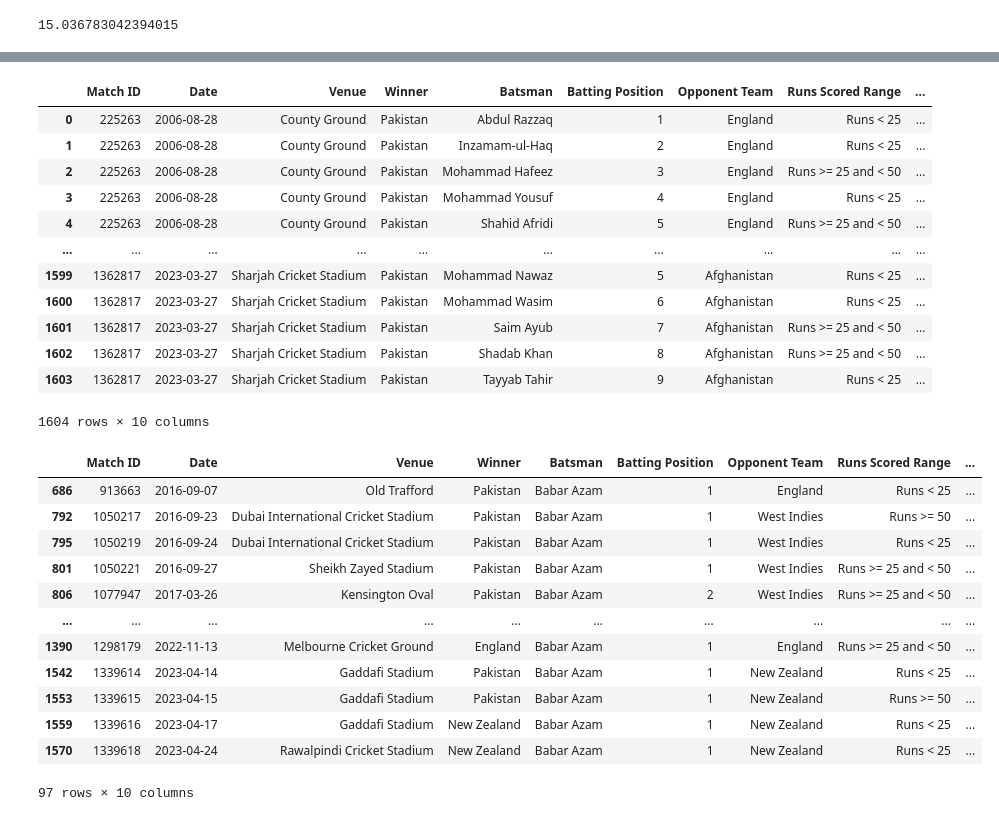
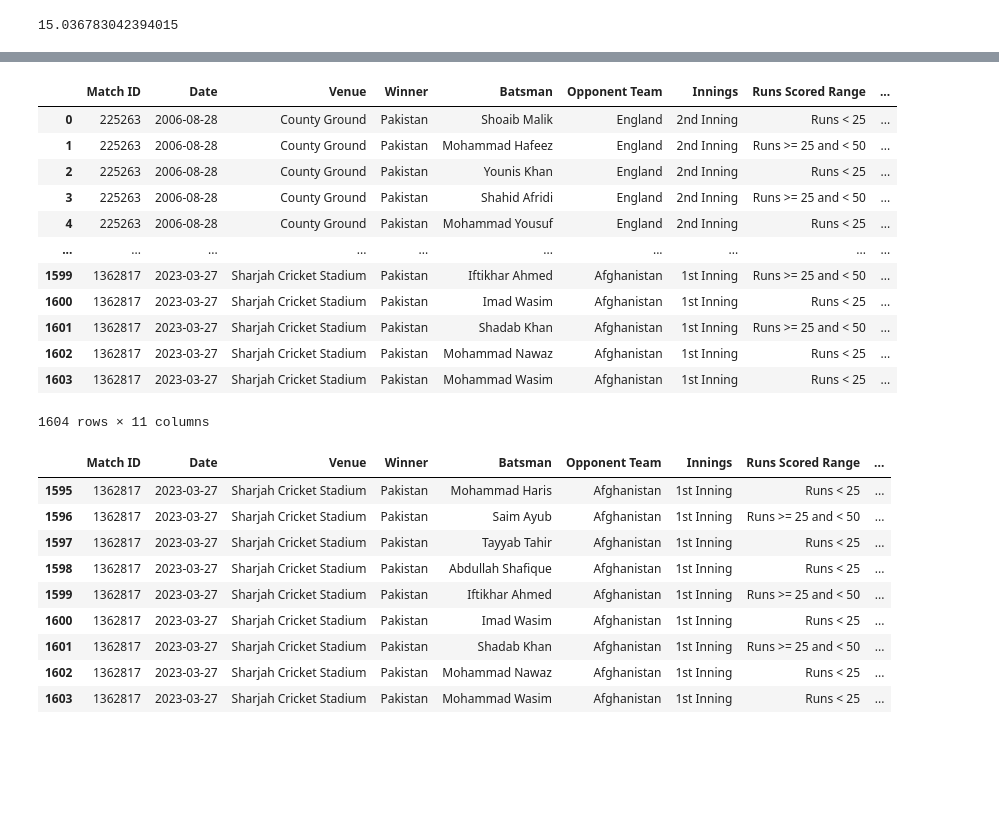
Before and after one commit to aliyan08/Perfomence-Based-Cricket-11-Selector-Using-Assoiciastion-Rule-Mining, a Jupyter notebook: DataCleaning.ipynb, the cells around one changed output, grey strips where cells are left out. Saved outputs shown, nothing was run; the diff lists cells and outputs as text; code cells hidden in the pictures; blank space fills up the shorter version.

```diff
--- a/DataCleaning.ipynb
+++ b/DataCleaning.ipynb
@@ -761,5 +1009,5 @@ batting_position_df[batting_position_df['Batsman']=='Mohammad Hafeez']
 # %%
-PAK_Batsman_Matches_df = batting_position_df
+PAK_Batsman_Matches_df = batsman_runs_with_positions_df
 # %%
 # funtion to calculate strike rate
 def calculate_strike_rate(runs_scored, balls_faced):
@@ -862,9 +1112,24 @@ def balls_faced_inrange(balls_faced):
         return "B/F >= 20 and <= 40"
     elif balls_faced >= 40:
         return "B/F >= 40"
+def calculate_innings(innings):
+    if innings == 1:
+        return "1st Inning"
+    else:
+        return "2nd Inning"
+
+def calculate_batting_position(batting_position):
+    if batting_position <= 3:
+        return "Top Order"
+    elif batting_position > 3 and batting_position <= 6:
+        return "Middle Order"
+    elif batting_position > 6:
+        return "Low Order"
 # %%
 Final_PAK_Batsman_Matches_df["Runs Scored Range"] = Final_PAK_Batsman_Matches_df.apply(lambda row: runs_scored_inrange(row["Runs Scored"]), axis=1)
 Final_PAK_Batsman_Matches_df["Strike Rate Range"] = Final_PAK_Batsman_Matches_df.apply(lambda row: StrikeRate_inrange(row["Strike Rate"]), axis=1)
 Final_PAK_Batsman_Matches_df["Balls Faced Range"] = Final_PAK_Batsman_Matches_df.apply(lambda row: balls_faced_inrange(row["Balls Faced"]), axis=1)
+Final_PAK_Batsman_Matches_df["Batting Order"] = Final_PAK_Batsman_Matches_df.apply(lambda row: calculate_batting_position(row["Batting Position"]), axis=1)
+Final_PAK_Batsman_Matches_df["Innings"] = Final_PAK_Batsman_Matches_df.apply(lambda row: calculate_innings(row["Innings"]), axis=1)
 Final_PAK_Batsman_Matches_df
 # %% [output]
@@ -884,36 +1149,33 @@ Final_PAK_Batsman_Matches_df
 # %%
-Final_PAK_Batsman_Matches_df.drop(columns=["Runs Scored", "Strike Rate", "Balls Faced"], inplace=True)
+Final_PAK_Batsman_Matches_df.drop(columns=["Runs Scored", "Strike Rate", "Balls Faced", "Batting Position"], inplace=True)
 Final_PAK_Batsman_Matches_df
 # %% [output]
-|  | Match ID | Date | Venue | Winner | Batsman | Batting Position | Opponent Team | Runs Scored Range | ... |
-| 0 | 225263 | 2006-08-28 | County Ground | Pakistan | Abdul Razzaq | 1 | England | Runs < 25 | ... |
-| 1 | 225263 | 2006-08-28 | County Ground | Pakistan | Inzamam-ul-Haq | 2 | England | Runs < 25 | ... |
-| 2 | 225263 | 2006-08-28 | County Ground | Pakistan | Mohammad Hafeez | 3 | England | Runs >= 25 and < 50 | ... |
-| 3 | 225263 | 2006-08-28 | County Ground | Pakistan | Mohammad Yousuf | 4 | England | Runs < 25 | ... |
-| 4 | 225263 | 2006-08-28 | County Ground | Pakistan | Shahid Afridi | 5 | England | Runs >= 25 and < 50 | ... |
+|  | Match ID | Date | Venue | Winner | Batsman | Opponent Team | Innings | Runs Scored Range | ... |
+| 0 | 225263 | 2006-08-28 | County Ground | Pakistan | Shoaib Malik | England | 2nd Inning | Runs < 25 | ... |
+| 1 | 225263 | 2006-08-28 | County Ground | Pakistan | Mohammad Hafeez | England | 2nd Inning | Runs >= 25 and < 50 | ... |
+| 2 | 225263 | 2006-08-28 | County Ground | Pakistan | Younis Khan | England | 2nd Inning | Runs < 25 | ... |
+| 3 | 225263 | 2006-08-28 | County Ground | Pakistan | Shahid Afridi | England | 2nd Inning | Runs >= 25 and < 50 | ... |
+| 4 | 225263 | 2006-08-28 | County Ground | Pakistan | Mohammad Yousuf | England | 2nd Inning | Runs < 25 | ... |
 | ... | ... | ... | ... | ... | ... | ... | ... | ... | ... |
-| 1599 | 1362817 | 2023-03-27 | Sharjah Cricket Stadium | Pakistan | Mohammad Nawaz | 5 | Afghanistan | Runs < 25 | ... |
-| 1600 | 1362817 | 2023-03-27 | Sharjah Cricket Stadium | Pakistan | Mohammad Wasim | 6 | Afghanistan | Runs < 25 | ... |
-| 1601 | 1362817 | 2023-03-27 | Sharjah Cricket Stadium | Pakistan | Saim Ayub | 7 | Afghanistan | Runs >= 25 and < 50 | ... |
-| 1602 | 1362817 | 2023-03-27 | Sharjah Cricket Stadium | Pakistan | Shadab Khan | 8 | Afghanistan | Runs >= 25 and < 50 | ... |
-| 1603 | 1362817 | 2023-03-27 | Sharjah Cricket Stadium | Pakistan | Tayyab Tahir | 9 | Afghanistan | Runs < 25 | ... |
+| 1599 | 1362817 | 2023-03-27 | Sharjah Cricket Stadium | Pakistan | Iftikhar Ahmed | Afghanistan | 1st Inning | Runs >= 25 and < 50 | ... |
+| 1600 | 1362817 | 2023-03-27 | Sharjah Cricket Stadium | Pakistan | Imad Wasim | Afghanistan | 1st Inning | Runs < 25 | ... |
+| 1601 | 1362817 | 2023-03-27 | Sharjah Cricket Stadium | Pakistan | Shadab Khan | Afghanistan | 1st Inning | Runs >= 25 and < 50 | ... |
+| 1602 | 1362817 | 2023-03-27 | Sharjah Cricket Stadium | Pakistan | Mohammad Nawaz | Afghanistan | 1st Inning | Runs < 25 | ... |
+| 1603 | 1362817 | 2023-03-27 | Sharjah Cricket Stadium | Pakistan | Mohammad Wasim | Afghanistan | 1st Inning | Runs < 25 | ... |
-1604 rows × 10 columns
+1604 rows × 11 columns
 # %%
-Final_PAK_Batsman_Matches_df[Final_PAK_Batsman_Matches_df['Batsman']=='Babar Azam'].sort_values(by="Date")
+Final_PAK_Batsman_Matches_df[Final_PAK_Batsman_Matches_df['Match ID']==1362817].sort_values(by="Date")
 # %% [output]
-|  | Match ID | Date | Venue | Winner | Batsman | Batting Position | Opponent Team | Runs Scored Range | ... |
-| 686 | 913663 | 2016-09-07 | Old Trafford | Pakistan | Babar Azam | 1 | England | Runs < 25 | ... |
-| 792 | 1050217 | 2016-09-23 | Dubai International Cricket Stadium | Pakistan | Babar Azam | 1 | West Indies | Runs >= 50 | ... |
-| 795 | 1050219 | 2016-09-24 | Dubai International Cricket Stadium | Pakistan | Babar Azam | 1 | West Indies | Runs < 25 | ... |
-| 801 | 1050221 | 2016-09-27 | Sheikh Zayed Stadium | Pakistan | Babar Azam | 1 | West Indies | Runs >= 25 and < 50 | ... |
-| 806 | 1077947 | 2017-03-26 | Kensington Oval | Pakistan | Babar Azam | 2 | West Indies | Runs >= 25 and < 50 | ... |
-| ... | ... | ... | ... | ... | ... | ... | ... | ... | ... |
-| 1390 | 1298179 | 2022-11-13 | Melbourne Cricket Ground | England | Babar Azam | 1 | England | Runs >= 25 and < 50 | ... |
-| 1542 | 1339614 | 2023-04-14 | Gaddafi Stadium | Pakistan | Babar Azam | 1 | New Zealand | Runs < 25 | ... |
-| 1553 | 1339615 | 2023-04-15 | Gaddafi Stadium | Pakistan | Babar Azam | 1 | New Zealand | Runs >= 50 | ... |
-| 1559 | 1339616 | 2023-04-17 | Gaddafi Stadium | New Zealand | Babar Azam | 1 | New Zealand | Runs < 25 | ... |
-| 1570 | 1339618 | 2023-04-24 | Rawalpindi Cricket Stadium | New Zealand | Babar Azam | 1 | New Zealand | Runs < 25 | ... |
+|  | Match ID | Date | Venue | Winner | Batsman | Opponent Team | Innings | Runs Scored Range | ... |
+| 1595 | 1362817 | 2023-03-27 | Sharjah Cricket Stadium | Pakistan | Mohammad Haris | Afghanistan | 1st Inning | Runs < 25 | ... |
+| 1596 | 1362817 | 2023-03-27 | Sharjah Cricket Stadium | Pakistan | Saim Ayub | Afghanistan | 1st Inning | Runs >= 25 and < 50 | ... |
+| 1597 | 1362817 | 2023-03-27 | Sharjah Cricket Stadium | Pakistan | Tayyab Tahir | Afghanistan | 1st Inning | Runs < 25 | ... |
+| 1598 | 1362817 | 2023-03-27 | Sharjah Cricket Stadium | Pakistan | Abdullah Shafique | Afghanistan | 1st Inning | Runs < 25 | ... |
+| 1599 | 1362817 | 2023-03-27 | Sharjah Cricket Stadium | Pakistan | Iftikhar Ahmed | Afghanistan | 1st Inning | Runs >= 25 and < 50 | ... |
+| 1600 | 1362817 | 2023-03-27 | Sharjah Cricket Stadium | Pakistan | Imad Wasim | Afghanistan | 1st Inning | Runs < 25 | ... |
+| 1601 | 1362817 | 2023-03-27 | Sharjah Cricket Stadium | Pakistan | Shadab Khan | Afghanistan | 1st Inning | Runs >= 25 and < 50 | ... |
+| 1602 | 1362817 | 2023-03-27 | Sharjah Cricket Stadium | Pakistan | Mohammad Nawaz | Afghanistan | 1st Inning | Runs < 25 | ... |
+| 1603 | 1362817 | 2023-03-27 | Sharjah Cricket Stadium | Pakistan | Mohammad Wasim | Afghanistan | 1st Inning | Runs < 25 | ... |
-97 rows × 10 columns
 # %%
 Final_PAK_Batsman_Matches_df.isnull().sum()
 # %% [output]
```
Also changed, not shown: parts of 37 cells of this notebook, 6 other files.
